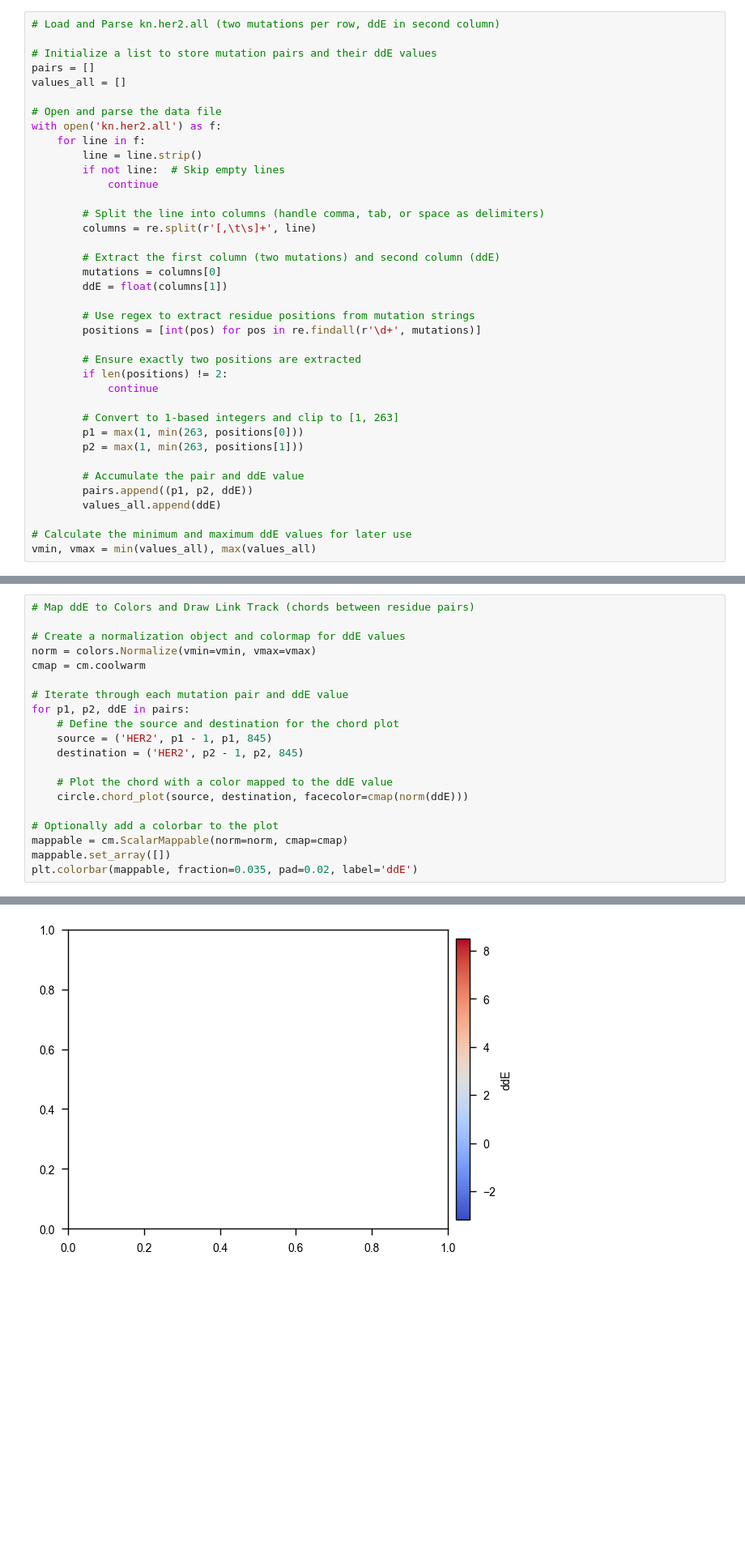
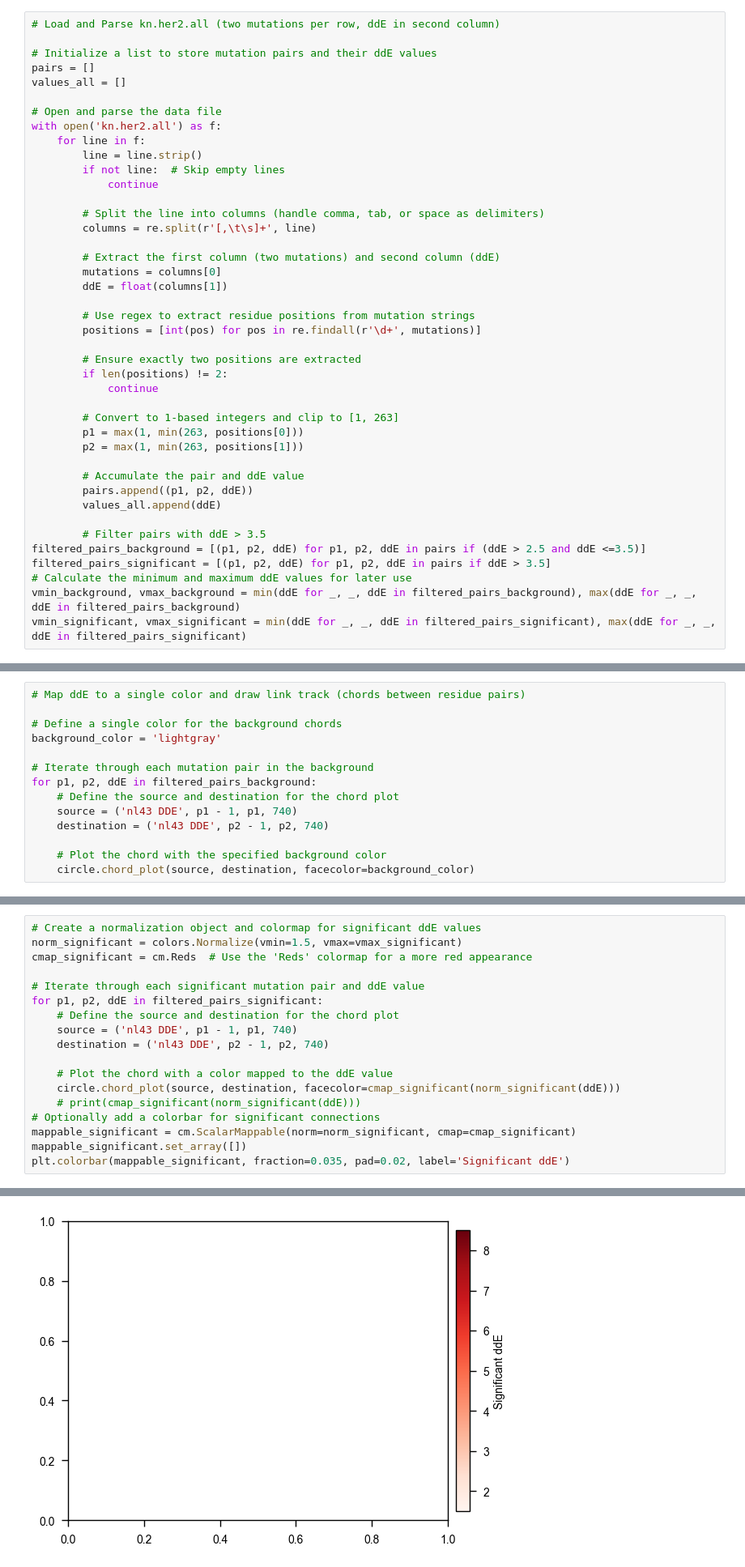
Before and after one commit to Daniel-Xkan/potts_model_test, a Jupyter notebook: PyCircos.ipynb, the cells around one changed output, grey strips where cells are left out. Shown at 81% size. Cells and saved outputs as stored; diff of their text form; blank space fills up the shorter version.

```diff
--- a/PyCircos.ipynb
+++ b/PyCircos.ipynb
@@ -87,5 +90,9 @@ with open('kn.her2.all') as f:
         pairs.append((p1, p2, ddE))
         values_all.append(ddE)
 
+        # Filter pairs with ddE > 3.5
+filtered_pairs_background = [(p1, p2, ddE) for p1, p2, ddE in pairs if (ddE > 2.5 and ddE <=3.5)]
+filtered_pairs_significant = [(p1, p2, ddE) for p1, p2, ddE in pairs if ddE > 3.5]
 # Calculate the minimum and maximum ddE values for later use
-vmin, vmax = min(values_all), max(values_all)
+vmin_background, vmax_background = min(ddE for _, _, ddE in filtered_pairs_background), max(ddE for _, _, ddE in filtered_pairs_background)
+vmin_significant, vmax_significant = min(ddE for _, _, ddE in filtered_pairs_significant), max(ddE for _, _, ddE in filtered_pairs_significant)
@@ -110,3 +228,17 @@ circle.scatterplot(
 # %% [markdown]
 # Map ddE to Colors and Draw Link Track (chords between residue pairs)
 Compute vmin, vmax = min(values_all), max(values_all). Create a Normalize(vmin, vmax) and a colormap (e.g., plt.cm.coolwarm). For each (p1,p2,ddE): build source=('HER2', p1-1, p1, 845) and destination=('HER2', p2-1, p2, 845), then circle.chord_plot(source, destination, facecolor=cmap(norm(ddE))). Optionally add a colorbar: mappable = plt.cm.ScalarMappable(norm=norm, cmap=cmap); mappable.set_array([]); plt.colorbar(mappable, fraction=0.035, pad=0.02, label='ddE').
+# %%
+# Map ddE to a single color and draw link track (chords between residue pairs)
+
+# Define a single color for the background chords
+background_color = 'lightgray'
+
+# Iterate through each mutation pair in the background
+for p1, p2, ddE in filtered_pairs_background:
+    # Define the source and destination for the chord plot
+    source = ('nl43 DDE', p1 - 1, p1, 740)
+    destination = ('nl43 DDE', p2 - 1, p2, 740)
+
+    # Plot the chord with the specified background color
+    circle.chord_plot(source, destination, facecolor=background_color)
@@ -113,23 +250,21 @@ Compute vmin, vmax = min(values_all), max(values_all). Create a Normalize(vmin,
 # %%
-# Map ddE to Colors and Draw Link Track (chords between residue pairs)
+# Create a normalization object and colormap for significant ddE values
+norm_significant = colors.Normalize(vmin=1.5, vmax=vmax_significant)
+cmap_significant = cm.Reds  # Use the 'Reds' colormap for a more red appearance
 
-# Create a normalization object and colormap for ddE values
-norm = colors.Normalize(vmin=vmin, vmax=vmax)
-cmap = cm.coolwarm
-
-# Iterate through each mutation pair and ddE value
-for p1, p2, ddE in pairs:
+# Iterate through each significant mutation pair and ddE value
+for p1, p2, ddE in filtered_pairs_significant:
     # Define the source and destination for the chord plot
-    source = ('HER2', p1 - 1, p1, 845)
-    destination = ('HER2', p2 - 1, p2, 845)
+    source = ('nl43 DDE', p1 - 1, p1, 740)
+    destination = ('nl43 DDE', p2 - 1, p2, 740)
 
     # Plot the chord with a color mapped to the ddE value
-    circle.chord_plot(source, destination, facecolor=cmap(norm(ddE)))
-
-# Optionally add a colorbar to the plot
-mappable = cm.ScalarMappable(norm=norm, cmap=cmap)
-mappable.set_array([])
-plt.colorbar(mappable, fraction=0.035, pad=0.02, label='ddE')
+    circle.chord_plot(source, destination, facecolor=cmap_significant(norm_significant(ddE)))
+    # print(cmap_significant(norm_significant(ddE)))
+# Optionally add a colorbar for significant connections
+mappable_significant = cm.ScalarMappable(norm=norm_significant, cmap=cmap_significant)
+mappable_significant.set_array([])
+plt.colorbar(mappable_significant, fraction=0.035, pad=0.02, label='Significant ddE')
 # %% [output]
 <matplotlib.colorbar.Colorbar at 0x...>
-[figure, old version]
+[figure, new version]
```
Also changed, not shown: parts of 12 cells of this notebook, 4 other files.
